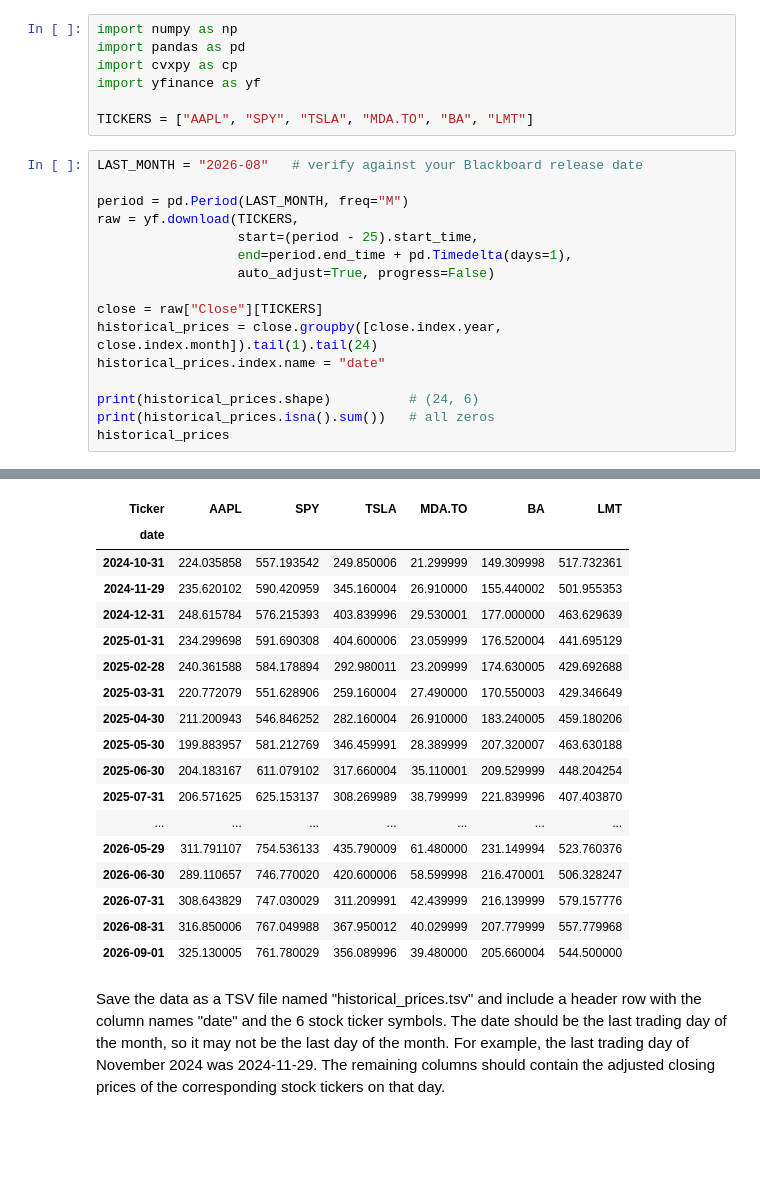
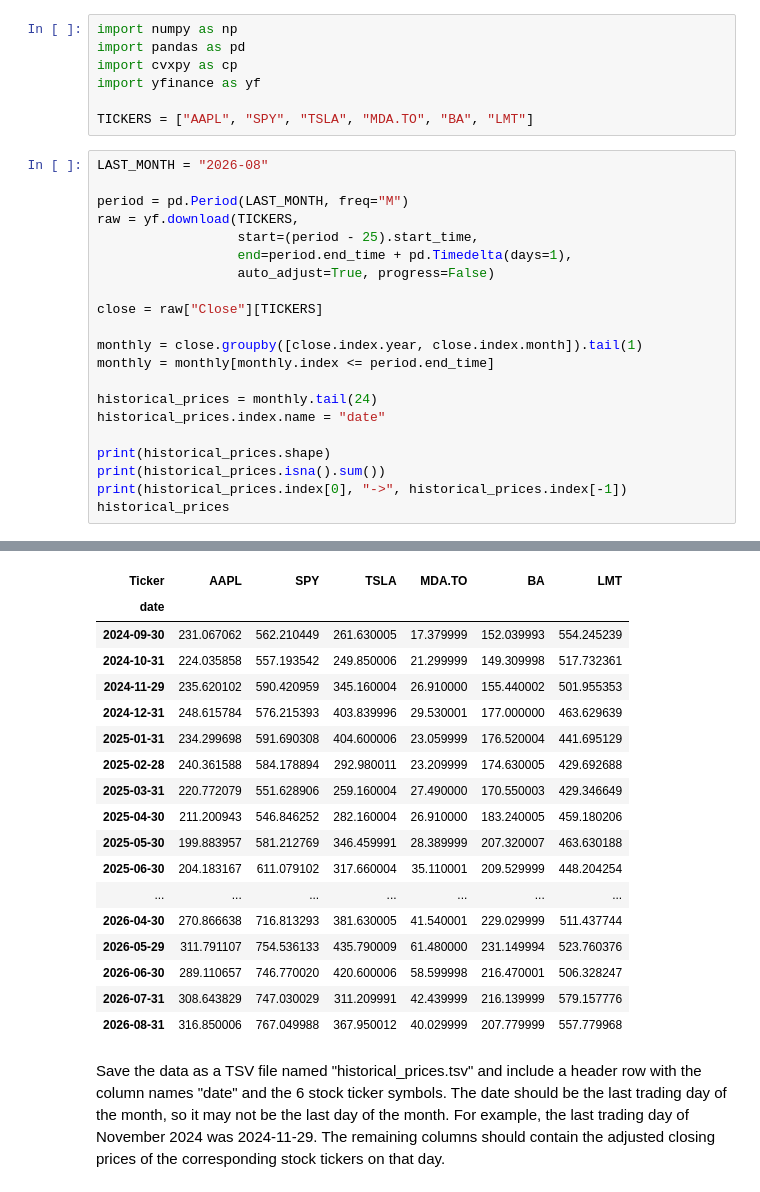
Before and after one commit to g-poklitar/D704-HW, a Jupyter notebook: dx704-project-01.ipynb, the cells around one changed output, grey strips where cells are left out. Drawn from its saved outputs; the diff is of its cells as text; blank space fills up the shorter version.

```diff
--- a/dx704-project-01.ipynb
+++ b/dx704-project-01.ipynb
@@ -59,7 +59,7 @@ import yfinance as yf
 
 TICKERS = ["AAPL", "SPY", "TSLA", "MDA.TO", "BA", "LMT"]
 # %%
-LAST_MONTH = "2026-08"   # verify against your Blackboard release date
+LAST_MONTH = "2026-08"
 
 period = pd.Period(LAST_MONTH, freq="M")
 raw = yf.download(TICKERS,
@@ -68,11 +68,16 @@ raw = yf.download(TICKERS,
                   auto_adjust=True, progress=False)
 
 close = raw["Close"][TICKERS]
-historical_prices = close.groupby([close.index.year, close.index.month]).tail(1).tail(24)
+
+monthly = close.groupby([close.index.year, close.index.month]).tail(1)
+monthly = monthly[monthly.index <= period.end_time]
+
+historical_prices = monthly.tail(24)
 historical_prices.index.name = "date"
 
-print(historical_prices.shape)          # (24, 6)
-print(historical_prices.isna().sum())   # all zeros
+print(historical_prices.shape)
+print(historical_prices.isna().sum())
+print(historical_prices.index[0], "->", historical_prices.index[-1])
 historical_prices
 # %% [output]
 (24, 6)
@@ -87,5 +93,6 @@ dtype: int64
 | Ticker | AAPL | SPY | TSLA | MDA.TO | BA | LMT |
 | date |  |  |  |  |  |  |
+| 2024-09-30 | 231.067062 | 562.210449 | 261.630005 | 17.379999 | 152.039993 | 554.245239 |
 | 2024-10-31 | 224.035858 | 557.193542 | 249.850006 | 21.299999 | 149.309998 | 517.732361 |
 | 2024-11-29 | 235.620102 | 590.420959 | 345.160004 | 26.910000 | 155.440002 | 501.955353 |
 | 2024-12-31 | 248.615784 | 576.215393 | 403.839996 | 29.530001 | 177.000000 | 463.629639 |
@@ -95,13 +102,12 @@ dtype: int64
 | 2025-04-30 | 211.200943 | 546.846252 | 282.160004 | 26.910000 | 183.240005 | 459.180206 |
 | 2025-05-30 | 199.883957 | 581.212769 | 346.459991 | 28.389999 | 207.320007 | 463.630188 |
 | 2025-06-30 | 204.183167 | 611.079102 | 317.660004 | 35.110001 | 209.529999 | 448.204254 |
-| 2025-07-31 | 206.571625 | 625.153137 | 308.269989 | 38.799999 | 221.839996 | 407.403870 |
 | ... | ... | ... | ... | ... | ... | ... |
+| 2026-04-30 | 270.866638 | 716.813293 | 381.630005 | 41.540001 | 229.029999 | 511.437744 |
 | 2026-05-29 | 311.791107 | 754.536133 | 435.790009 | 61.480000 | 231.149994 | 523.760376 |
 | 2026-06-30 | 289.110657 | 746.770020 | 420.600006 | 58.599998 | 216.470001 | 506.328247 |
 | 2026-07-31 | 308.643829 | 747.030029 | 311.209991 | 42.439999 | 216.139999 | 579.157776 |
 | 2026-08-31 | 316.850006 | 767.049988 | 367.950012 | 40.029999 | 207.779999 | 557.779968 |
-| 2026-09-01 | 325.130005 | 761.780029 | 356.089996 | 39.480000 | 205.660004 | 544.500000 |
 # %% [markdown]
 Save the data as a TSV file named "historical_prices.tsv" and include a header row with the column names "date" and the 6 stock ticker symbols.
 The date should be the last trading day of the month, so it may not be the last day of the month.
```
Also changed, not shown: parts of 8 cells of this notebook, 8 other files.
